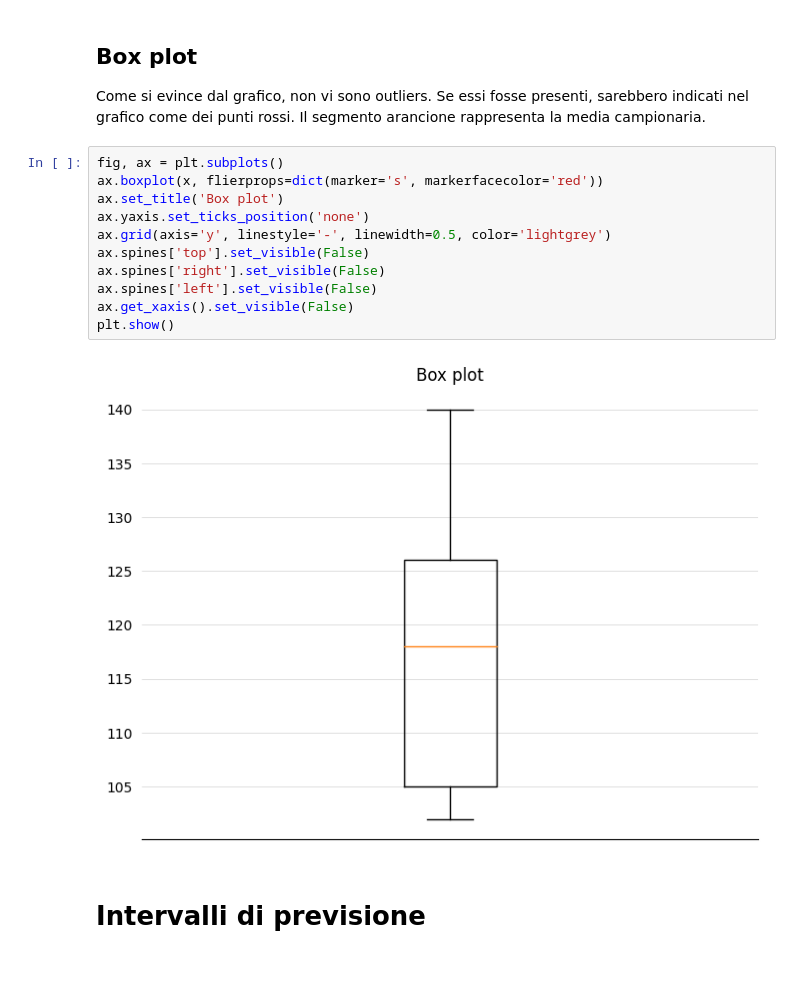
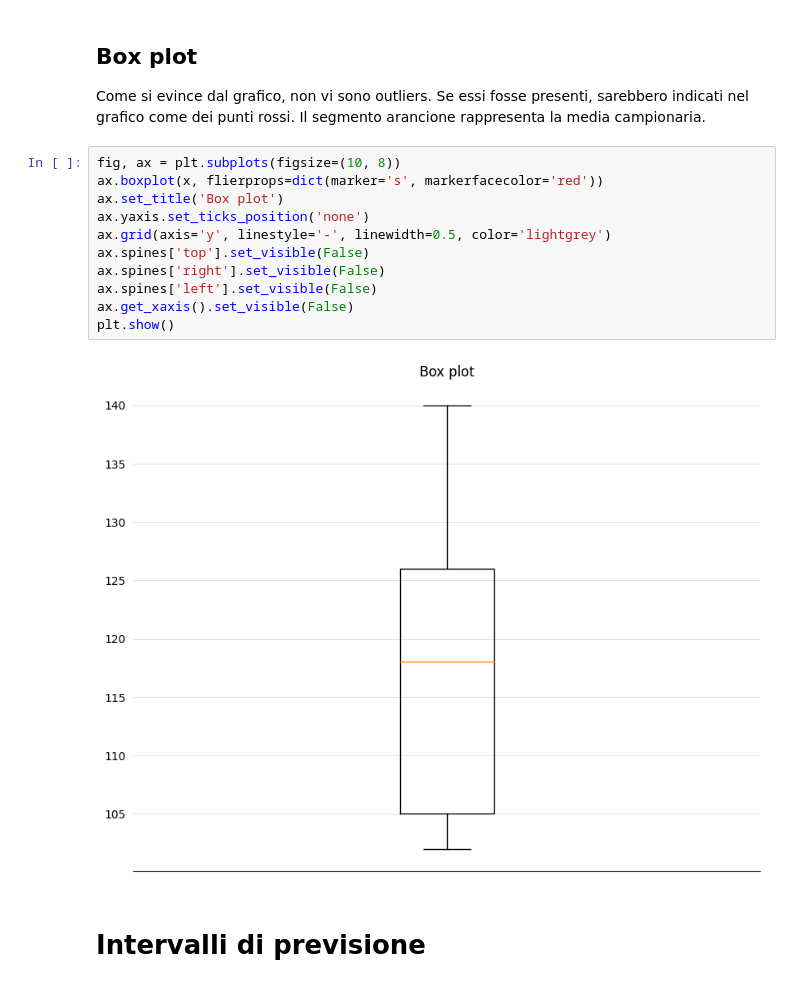
Before and after one commit to OB-UNISA/Statistica, a Jupyter notebook: statistica.ipynb, the cells around one changed output. Cells and saved outputs as stored; diff of their text form.

```diff
--- a/statistica.ipynb
+++ b/statistica.ipynb
@@ -434,18 +434,18 @@ Scarto interquartile: 21.0
 
 Come si evince dal grafico, non vi sono outliers. Se essi fosse presenti, sarebbero indicati nel grafico come dei punti rossi. Il segmento arancione rappresenta la media campionaria.
 # %%
-fig, ax = plt.subplots()
+fig, ax = plt.subplots(figsize=(10, 8))
 ax.boxplot(x, flierprops=dict(marker='s', markerfacecolor='red'))
 ax.set_title('Box plot')
 ax.yaxis.set_ticks_position('none')
 ax.grid(axis='y', linestyle='-', linewidth=0.5, color='lightgrey')
 ax.spines['top'].set_visible(False)
 ax.spines['right'].set_visible(False)
 ax.spines['left'].set_visible(False)
 ax.get_xaxis().set_visible(False)
 plt.show()
 # %% [output]
-[figure, old version]
+[figure, new version]
 # %% [markdown]
 # Intervalli di previsione
 # %% [markdown]
```
Also changed, not shown: parts of 33 cells of this notebook.
